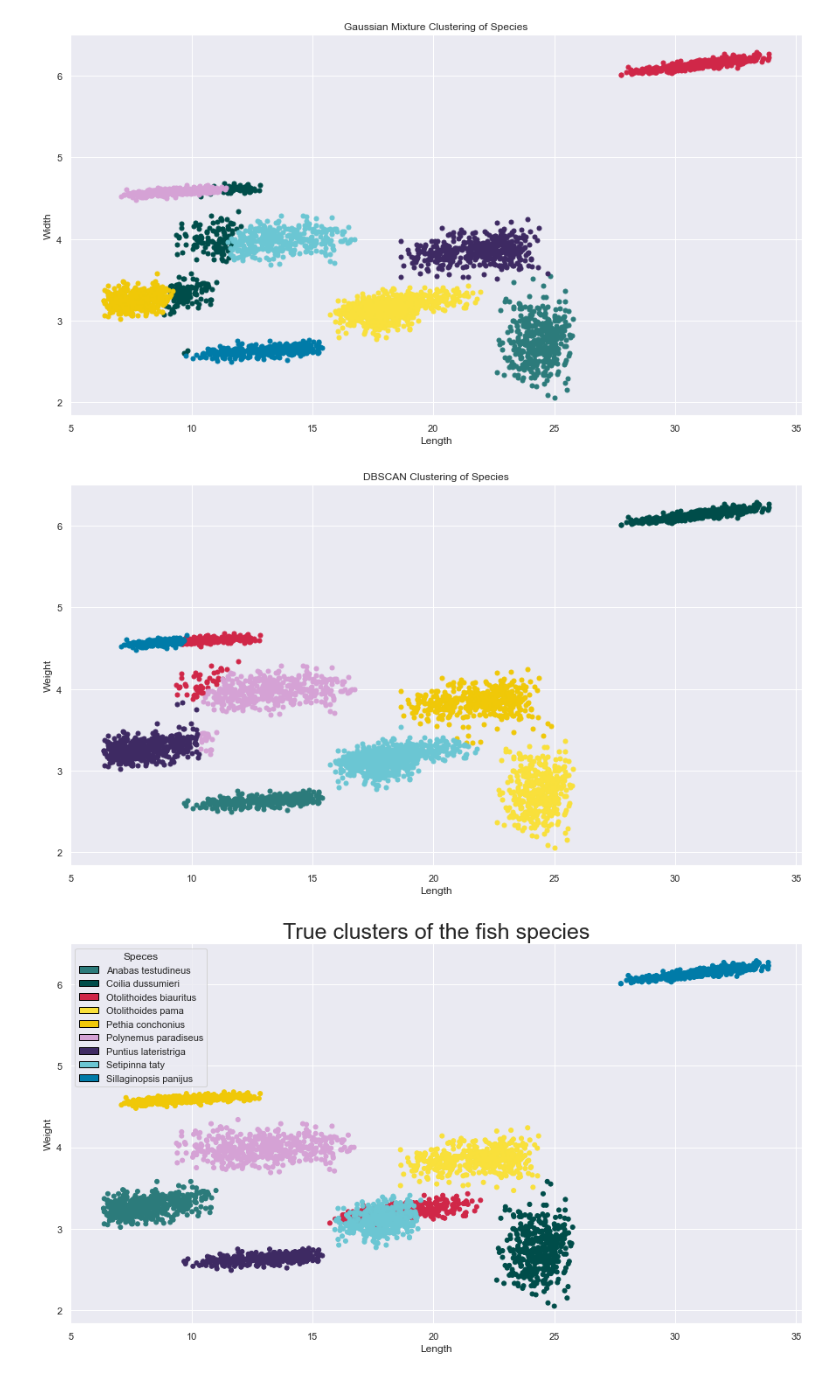
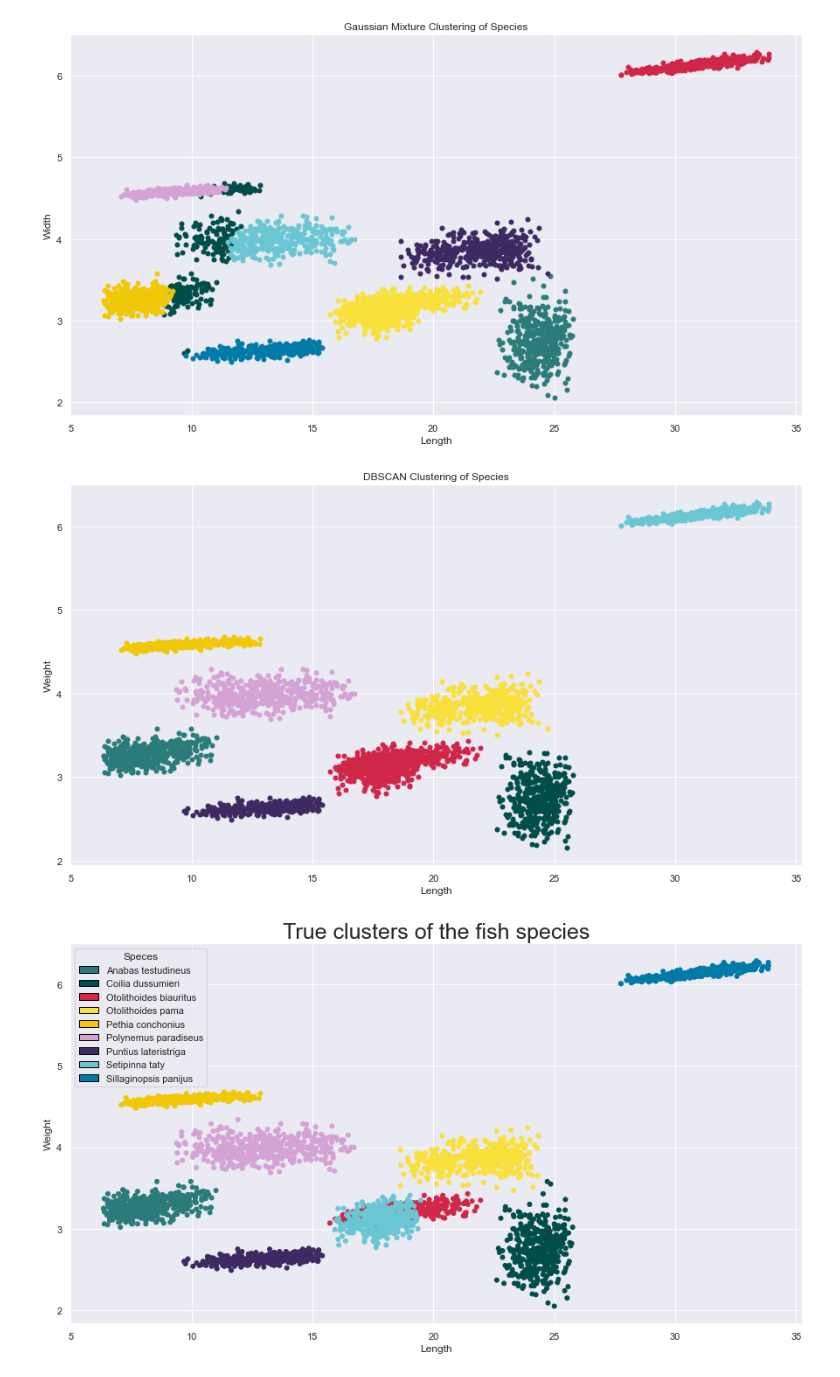
Before and after one commit to shrutikaren/fish_clustering_visualization, a Jupyter notebook: code.ipynb, the cells around one changed output. Drawn from its saved outputs; the diff is of its cells as text; code cells hidden in the pictures.

Commit message:
fixed y_dbscan

```diff
--- a/code.ipynb
+++ b/code.ipynb
@@ -192,17 +192,17 @@ plt.show()
 # %%
 dbscan = DBSCAN(eps=0.03, min_samples=5)
 y_dbscan = dbscan.fit_predict(X_scaled)
 
 plt.figure(figsize=(15,8))
 for i in range(9):
-    plt.scatter(X_transformed[y_kmeans==i, 0], X_transformed[y_kmeans==i,1],s=25)
+    plt.scatter(X_transformed[y_dbscan==i, 0], X_transformed[y_dbscan==i,1],s=25)
 
 plt.xlabel("Length")
 plt.ylabel("Weight")
 plt.title("DBSCAN Clustering of Species")
 plt.show()
 # %% [output]
-[figure, old version]
+[figure, new version]
 # %%
 # Finding the true clustering between the species
 
```
